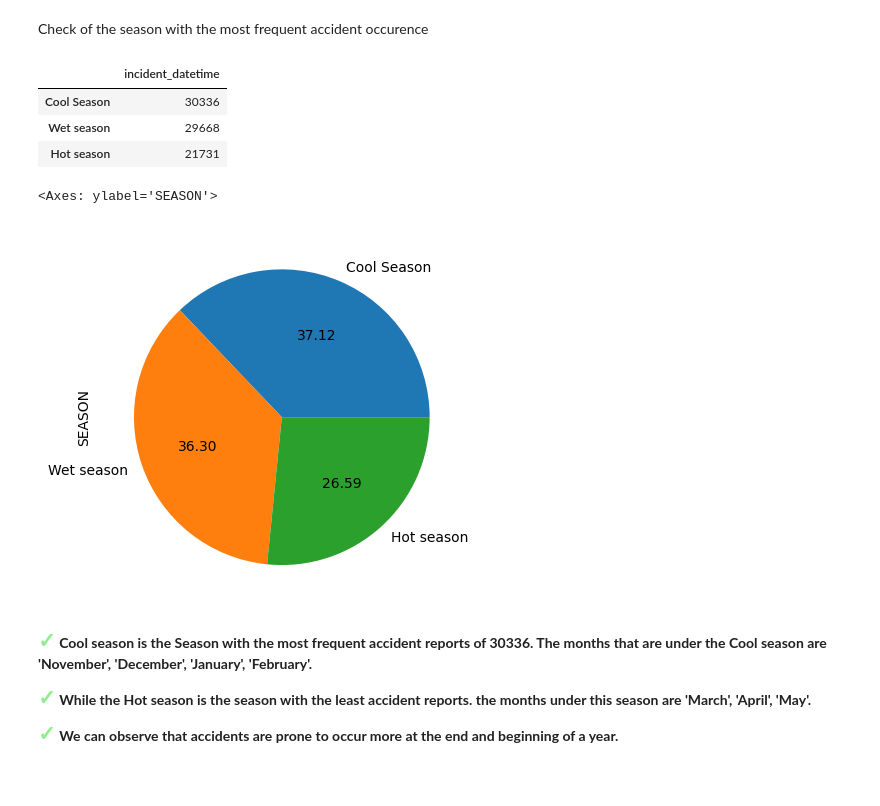
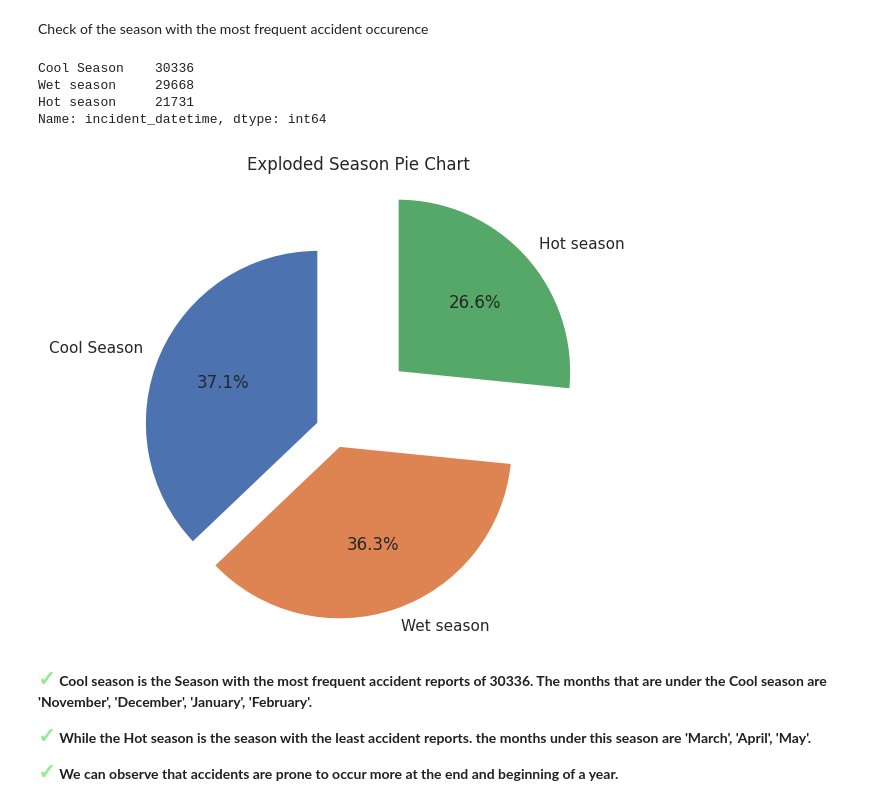
Before and after one commit to LegendSeyi/Thai_Road_Accident_Data_Analysis, a Jupyter notebook: Thai_Road_Accident_data_analysis.ipynb, the cells around one changed output. Saved outputs shown, nothing was run; the diff lists cells and outputs as text; code cells hidden in the pictures; blank space fills up the shorter version.

```diff
--- a/Thai_Road_Accident_data_analysis.ipynb
+++ b/Thai_Road_Accident_data_analysis.ipynb
@@ -936,17 +936,31 @@ array(['Cool Season', 'Hot season', 'Wet season'], dtype=object)
 # %% [markdown]
 Check of the season with the most frequent accident occurence
 # %%
-month_season.value_counts().to_frame()
+month_season = month_season.value_counts()
+month_season
 # %% [output]
-|  | incident_datetime |
-| Cool Season | 30336 |
-| Wet season | 29668 |
-| Hot season | 21731 |
+Cool Season    30336
+Wet season     29668
+Hot season     21731
+Name: incident_datetime, dtype: int64
-# %%
-month_season.value_counts().plot(kind='pie',autopct='%.2f', ylabel='SEASON')
-# %% [output]
-<Axes: ylabel='SEASON'>
-[figure, removed]
+# %%
+# Define the explode parameter (emphasize 'A' and 'B')
+explode = (0.1, 0.1, .5)  # Explode the first and second categories
+
+# Create the pie chart and set the figure size
+fig, ax = plt.subplots(figsize=(8, 6))  # Adjust the width and height as needed
+
+# Create the pie chart
+ax.pie(month_season, labels=month_season.index, autopct='%1.1f%%', startangle=90, explode=explode)
+
+# Set a title for the chart
+ax.set_title('Exploded Season Pie Chart')
+
+# Display the pie chart
+plt.axis('equal')  # Equal aspect ratio ensures that pie is drawn as a circle.
+plt.show()
+# %% [output]
+[figure, added]
 # %% [markdown]
 <span style='color: lightgreen ; font-size: 1.5em ; font-weight: bold'>&#10003;</span> **Cool season is the Season with the most frequent accident reports of 30336. The months that are under the Cool season are 'November', 'December', 'January', 'February'.**
 
```
Also changed, not shown: parts of 1 cell of this notebook.
